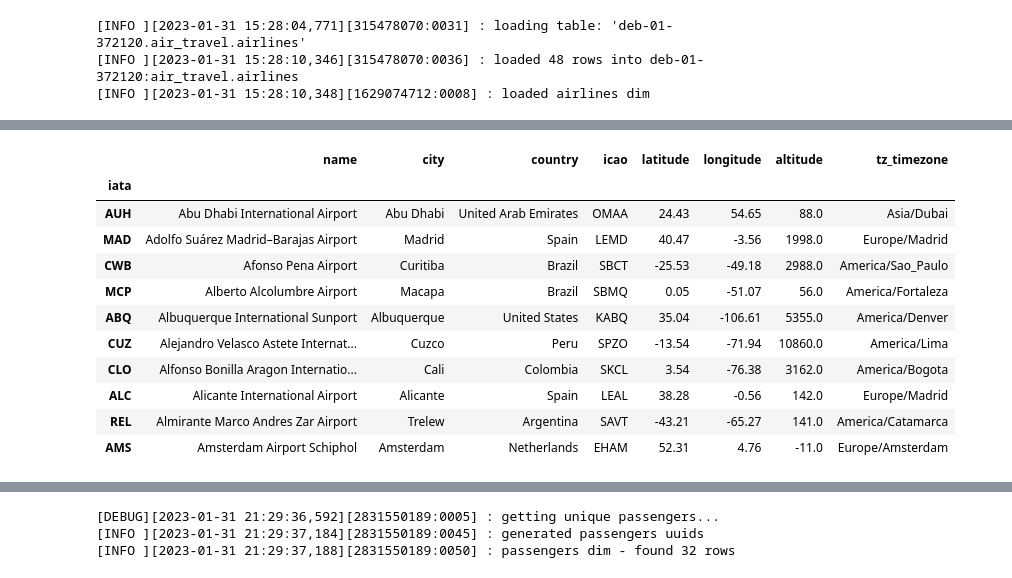
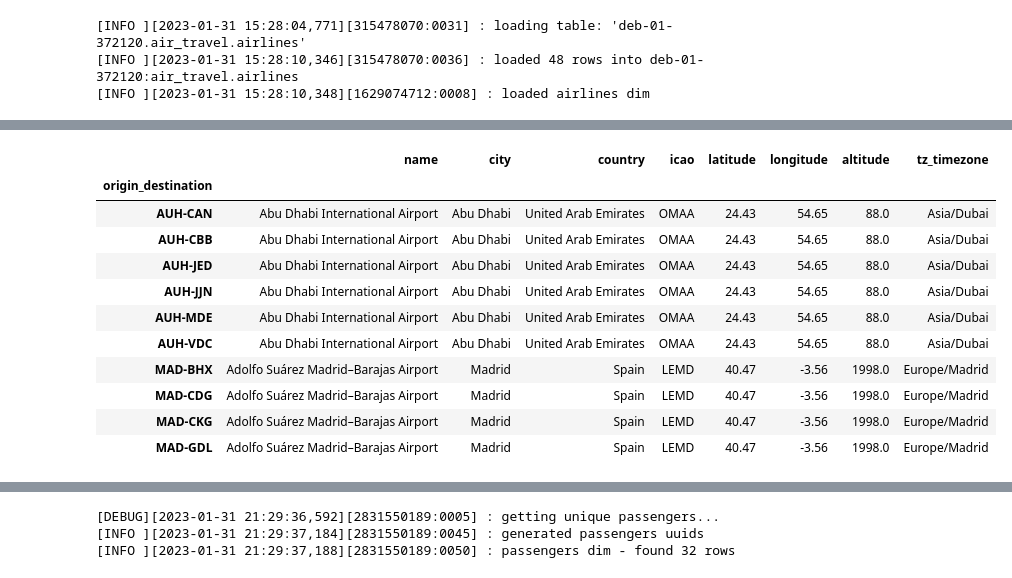
Before and after one commit to philiprobertovich/data-modeling, a Jupyter notebook: main.ipynb, the cells around one changed output, grey strips where cells are left out. Cells and saved outputs as stored; diff of their text form; code cells hidden in the pictures.

Commit message:
modify airport dim so it has all unique origin-destination values.

```diff
--- a/main.ipynb
+++ b/main.ipynb
@@ -290,14 +290,17 @@ logger.info(f"loaded airlines dim")
 # start from the tickets_df
 df = tickets_df
 
+# Concatenate origin and desination iata codes
+df['origin_destination'] = df['origin.iata'] + '-' + df['destination.iata']
+
 logger.debug(f"getting unique airports...")
 
-# set of unique columns to return
+# Set of unique columns to return
 cols = [
   'origin.name',
   'origin.city',
   'origin.country',
-  'origin.iata',
+  'origin_destination',
   'origin.icao',
   'origin.latitude',
   'origin.longitude',
@@ -312,7 +315,6 @@ df = df.rename(columns={
   'origin.name':'name',
   'origin.city':'city',
   'origin.country':'country',
-  'origin.iata':'iata',
   'origin.icao':'icao',
   'origin.latitude':'latitude',
   'origin.longitude':'longitude',
@@ -321,7 +323,7 @@ df = df.rename(columns={
   })
 
 # Set index to IATA
-df = df.set_index(keys='iata')
+df = df.set_index(keys='origin_destination')
 
 logger.info(f"airports dim - found {len(df.index)} rows")
 df.head(10)
@@ -331,15 +333,15 @@ df.head(10)
 |  | name | city | country | icao | latitude | longitude | altitude | tz_timezone |
-| iata |  |  |  |  |  |  |  |  |
-| AUH | Abu Dhabi International Airport | Abu Dhabi | United Arab Emirates | OMAA | 24.43 | 54.65 | 88.0 | Asia/Dubai |
-| MAD | Adolfo Suárez Madrid–Barajas Airport | Madrid | Spain | LEMD | 40.47 | -3.56 | 1998.0 | Europe/Madrid |
-| CWB | Afonso Pena Airport | Curitiba | Brazil | SBCT | -25.53 | -49.18 | 2988.0 | America/Sao_Paulo |
-| MCP | Alberto Alcolumbre Airport | Macapa | Brazil | SBMQ | 0.05 | -51.07 | 56.0 | America/Fortaleza |
-| ABQ | Albuquerque International Sunport | Albuquerque | United States | KABQ | 35.04 | -106.61 | 5355.0 | America/Denver |
-| CUZ | Alejandro Velasco Astete Internat... | Cuzco | Peru | SPZO | -13.54 | -71.94 | 10860.0 | America/Lima |
-| CLO | Alfonso Bonilla Aragon Internatio... | Cali | Colombia | SKCL | 3.54 | -76.38 | 3162.0 | America/Bogota |
-| ALC | Alicante International Airport | Alicante | Spain | LEAL | 38.28 | -0.56 | 142.0 | Europe/Madrid |
-| REL | Almirante Marco Andres Zar Airport | Trelew | Argentina | SAVT | -43.21 | -65.27 | 141.0 | America/Catamarca |
-| AMS | Amsterdam Airport Schiphol | Amsterdam | Netherlands | EHAM | 52.31 | 4.76 | -11.0 | Europe/Amsterdam |
+| origin_destination |  |  |  |  |  |  |  |  |
+| AUH-CAN | Abu Dhabi International Airport | Abu Dhabi | United Arab Emirates | OMAA | 24.43 | 54.65 | 88.0 | Asia/Dubai |
+| AUH-CBB | Abu Dhabi International Airport | Abu Dhabi | United Arab Emirates | OMAA | 24.43 | 54.65 | 88.0 | Asia/Dubai |
+| AUH-JED | Abu Dhabi International Airport | Abu Dhabi | United Arab Emirates | OMAA | 24.43 | 54.65 | 88.0 | Asia/Dubai |
+| AUH-JJN | Abu Dhabi International Airport | Abu Dhabi | United Arab Emirates | OMAA | 24.43 | 54.65 | 88.0 | Asia/Dubai |
+| AUH-MDE | Abu Dhabi International Airport | Abu Dhabi | United Arab Emirates | OMAA | 24.43 | 54.65 | 88.0 | Asia/Dubai |
+| AUH-VDC | Abu Dhabi International Airport | Abu Dhabi | United Arab Emirates | OMAA | 24.43 | 54.65 | 88.0 | Asia/Dubai |
+| MAD-BHX | Adolfo Suárez Madrid–Barajas Airport | Madrid | Spain | LEMD | 40.47 | -3.56 | 1998.0 | Europe/Madrid |
+| MAD-CDG | Adolfo Suárez Madrid–Barajas Airport | Madrid | Spain | LEMD | 40.47 | -3.56 | 1998.0 | Europe/Madrid |
+| MAD-CKG | Adolfo Suárez Madrid–Barajas Airport | Madrid | Spain | LEMD | 40.47 | -3.56 | 1998.0 | Europe/Madrid |
+| MAD-GDL | Adolfo Suárez Madrid–Barajas Airport | Madrid | Spain | LEMD | 40.47 | -3.56 | 1998.0 | Europe/Madrid |
 # %%
 # Load airport dim into BigQuery
 # get table name and schema from our TABLE_METADATA config param
```
Also changed, not shown: parts of 4 cells of this notebook.
